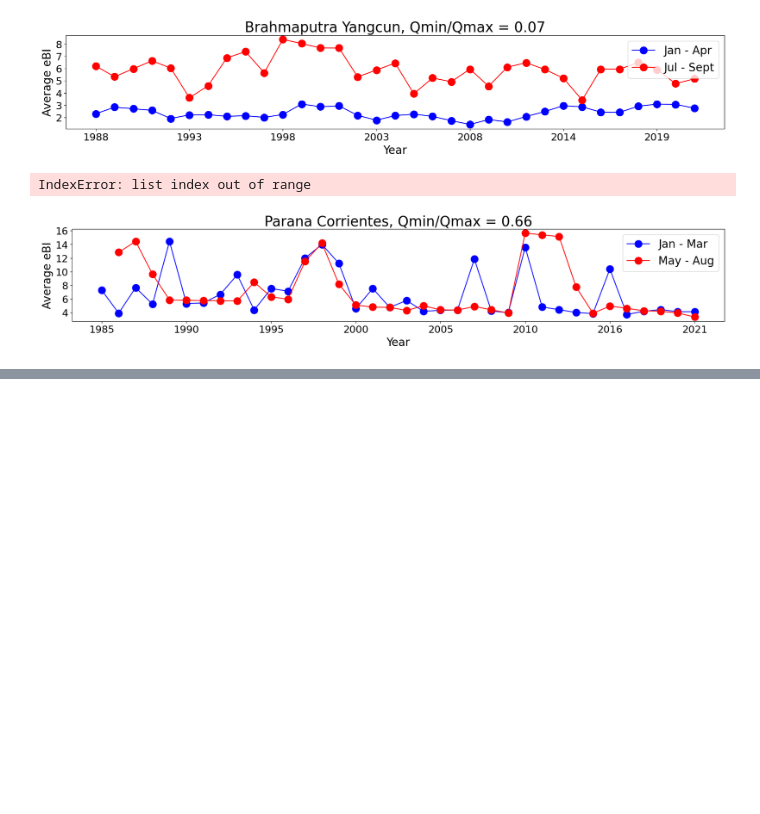
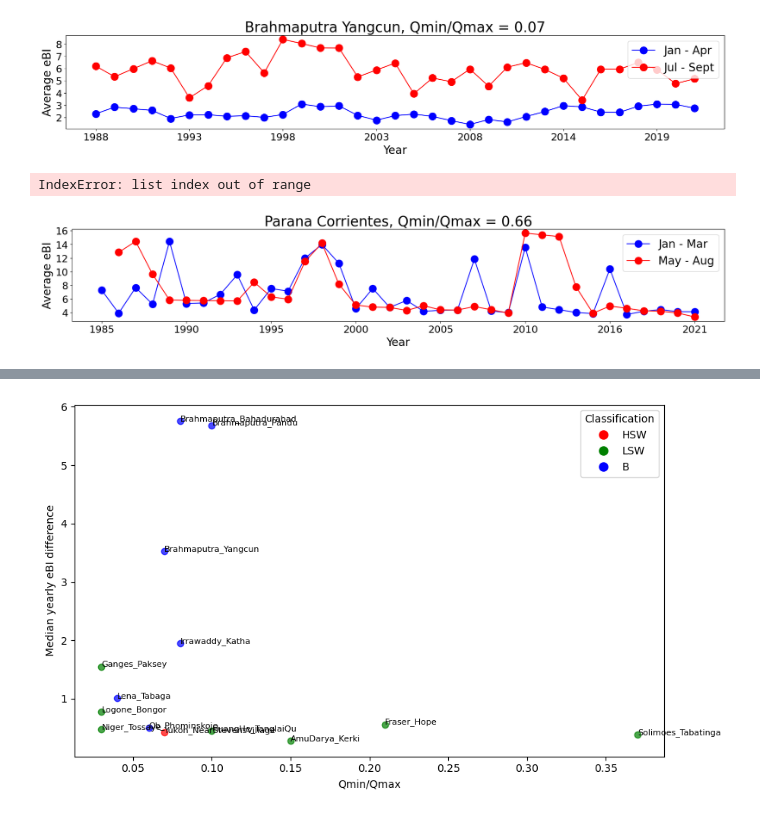
Before and after one commit to feifeixzhao/eBIcalculator, a Jupyter notebook: plot_eBI.ipynb, the cells around one changed output, grey strips where cells are left out. Drawn from its saved outputs; the diff is of its cells as text; code cells hidden in the pictures; blank space fills up the shorter version.

```diff
--- a/plot_eBI.ipynb
+++ b/plot_eBI.ipynb
@@ -637,5 +735,10 @@ plt.show()
 # %%
-# Load the CSV file containing river names and aridity index values
+import pandas as pd
+import numpy as np
+import os
+import matplotlib.pyplot as plt
+
+# Load the CSV file containing river names, aridity index values, and classifications
 river_aridity_file = r"C:\Users\Feifei\PHD\Landsat_watermasks\ebi_results\Galeazzi_multithread_AI.csv"
 river_aridity_df = pd.read_csv(river_aridity_file)
 
@@ -645,93 +748,97 @@ for index, row in river_aridity_df.iterrows():
     aridity_index = row['aridity_index']
     qmin_qmax = row['Qmin_Qmax']
     anabranching = row['Deg_Anabranching']
-    river_aridity_dict[river_name] = (aridity_index, qmin_qmax, anabranching)
+    classification = row['Classification']  # New: Read Classification column
+    river_aridity_dict[river_name] = (aridity_index, qmin_qmax, anabranching, classification)
 
 # Lists to store data for plotting
 aridity_indices = []
 qmin_qmax_values = []
-anabranching_values=[]
+anabranching_values = []
 eBI_differences_list = []
 river_names = []
+classifications = []  # New: Store classifications for coloring
 
 root_dir = r'C:\Users\Feifei\PHD\Landsat_watermasks\ebi_results'
 
-
-# Assuming root_dir is defined
 # Iterate through each river folder
 for river_folder in os.listdir(root_dir):
     river_path = os.path.join(root_dir, river_folder)
     if os.path.isdir(river_path):
-        # Check if 'rivgraph' folder exists
         rivgraph_path = os.path.join(river_path, 'rivgraph')
         if os.path.isdir(rivgraph_path):
-            # Find CSV file in 'rivgraph' folder
             for file in os.listdir(rivgraph_path):
                 if file.endswith('.csv'):
                     csv_file_path = os.path.join(rivgraph_path, file)
-                    # Open CSV file and calculate the mean of eBI for each Month_range
                     try:
                         df = pd.read_csv(csv_file_path)
+                        if all(col in df.columns for col in ['Month_range', 'Year', 'eBI']):
+                            grouped_eBI = df.groupby(['Year', 'Month_range'])['eBI'].mean().reset_index()
+                            yearly_differences = []
 
-                        # Ensure 'Month_range', 'Year', and 'eBI' columns exist
-                        if all(col in df.columns for col in ['Month_range', 'Year', 'eBI']):
-                            # Group by both 'Month_range' and 'Year', then calculate the mean of 'eBI'
-                            grouped_eBI = df.groupby(['Year', 'Month_range'])['eBI'].mean().reset_index()
-
-                            # For each Year, find the difference between the two Month_range values if they exist
                             years = grouped_eBI['Year'].unique()
                             for year in years:
                                 year_data = grouped_eBI[grouped_eBI['Year'] == year]
                                 if len(year_data['Month_range'].unique()) == 2:
-                                    # Calculate the difference between the two mean eBI values for the year
                                     difference = abs(year_data['eBI'].iloc[0] - year_data['eBI'].iloc[1])
                                     yearly_differences.append(difference)
-                                else:
-                                    print(f"Year {year} in {file} does not have two Month_ranges. Skipping.")
+
+                            # Now, calculate the mean of all yearly differences for this river
+                            if yearly_differences:  # Ensure the list is not empty
+                                eBI_differences = np.median(yearly_differences)
+                            else:
+                                eBI_differences = np.nan  # Use NaN if there were no valid differences
+
+                            print(f"Mean yearly eBI difference for {file}: {eBI_differences}")
                         else:
                             print(f"Required columns are missing in {file}.")
 
                     except Exception as e:
                         print(f"Error processing {file}: {e}")
 
-                    if yearly_differences:
-                        # Calculate the mean of differences across years for this river
-                        eBI_differences = np.mean(yearly_differences)
-                        print(f"Mean yearly eBI difference for {file}: {eBI_differences}")
-                    else:
-                        # Set to NaN if no differences were calculated
-                        eBI_differences = np.nan
-
-                    river_name = river_folder  # Use the river folder name directly
-                    aridity_index, qmin_qmax, anabranching = river_aridity_dict.get(river_name, (np.nan, np.nan))
-                    # Append data to lists
+                    river_name = river_folder
+                    aridity_index, qmin_qmax, anabranching, classification = river_aridity_dict.get(river_name, (np.nan, np.nan, np.nan, np.nan))
                     aridity_indices.append(aridity_index)
                     qmin_qmax_values.append(qmin_qmax)
                     anabranching_values.append(anabranching)
                     eBI_differences_list.append(eBI_differences)
                     river_names.append(river_folder)
+                    classifications.append(classification)  # New: Store classification
 
-# Plot Qmin/Qmax
+# Define color mapping for classifications
+color_mapping = {'HSW': 'red', 'LSW': 'green', 'B': 'blue'}
+
+# Create scatter plot colored by classification for Qmin/Qmax
 plt.figure(figsize=(10, 6))
-plt.scatter(qmin_qmax_values, eBI_differences_list, c='blue', alpha=0.7)
+for classification, x, y, name in zip(classifications, qmin_qmax_values, eBI_differences_list, river_names):
+    plt.scatter(x, y, c=color_mapping.get(classification, 'black'), alpha=0.7)
+    plt.text(x, y, name, fontsize=8)  # Add river name as text label
+
 # Add labels and title
 plt.xlabel('Qmin/Qmax')
-plt.ylabel('high_flow_average-low_flow_average')
-# Add labels for each point
-for i, txt in enumerate(river_names):
-    plt.annotate(txt, (qmin_qmax_values[i], eBI_differences_list[i]), fontsize=10, ha='center')
+plt.ylabel('Median yearly eBI difference')
+
+# Add legend for classifications
+legend_elements = [plt.Line2D([0], [0], marker='o', color='w', label=key,
+                               markerfacecolor=color_mapping[key], markersize=10) for key in color_mapping.keys()]
+plt.legend(handles=legend_elements, title='Classification')
 
 plt.show()
 
-# Plot aridity index
+# Create scatter plot colored by classification for aridity index
 plt.figure(figsize=(10, 6))
-plt.scatter(aridity_indices, eBI_differences_list, c='blue', alpha=0.7)
+for classification, x, y, name in zip(classifications, aridity_indices, eBI_differences_list, river_names):
+    plt.scatter(x, y, c=color_mapping.get(classification, 'black'), alpha=0.7)
+    plt.text(x, y, name, fontsize=8)  # Add river name as text label
+
 # Add labels and title
 plt.xlabel('Aridity Index')
-plt.ylabel('high_flow_average-low_flow_average')
-# Add labels for each point
-for i, txt in enumerate(river_names):
-    plt.annotate(txt, (aridity_indices[i], eBI_differences_list[i]), fontsize=10, ha='center')
+plt.ylabel('Median yearly eBI difference')
+
+# Add legend for classifications
+legend_elements = [plt.Line2D([0], [0], marker='o', color='w', label=key,
+                               markerfacecolor=color_mapping[key], markersize=10) for key in color_mapping.keys()]
+plt.legend(handles=legend_elements, title='Classification')
 
 plt.show()
 # %% [output]
@@ -739,0 +859 @@ NameError: name 'yearly_differences' is not defined
+[figure, added]
```
Also changed, not shown: parts of 5 cells of this notebook, 2 other files.
